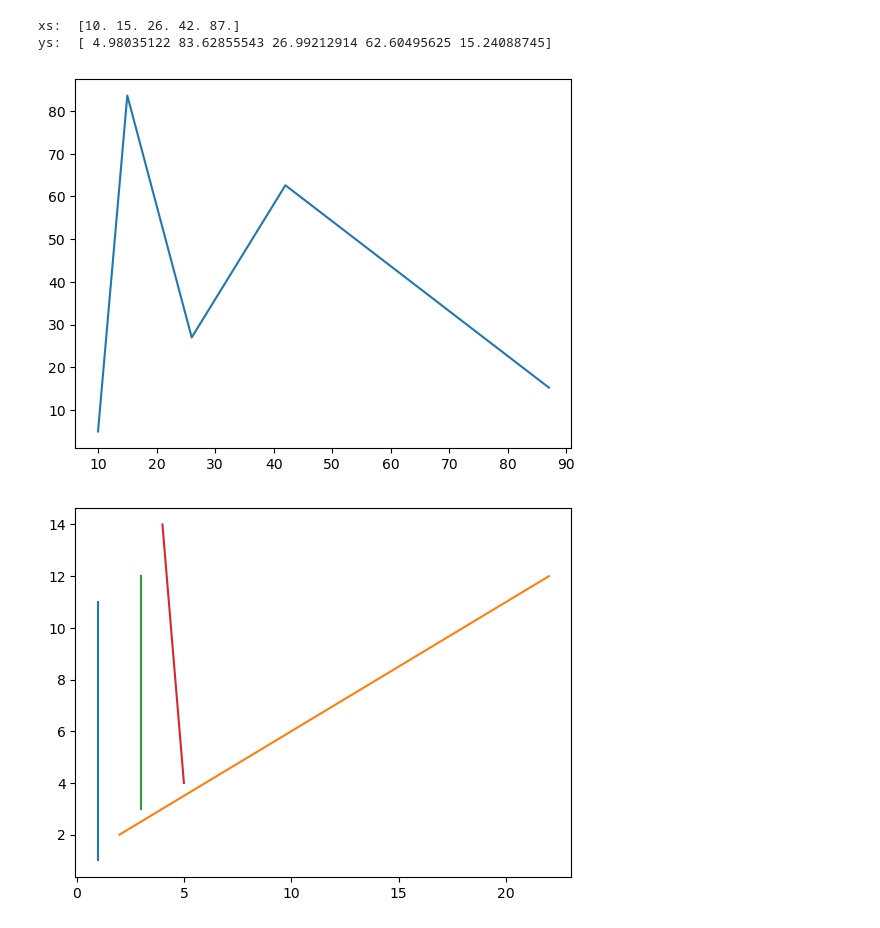
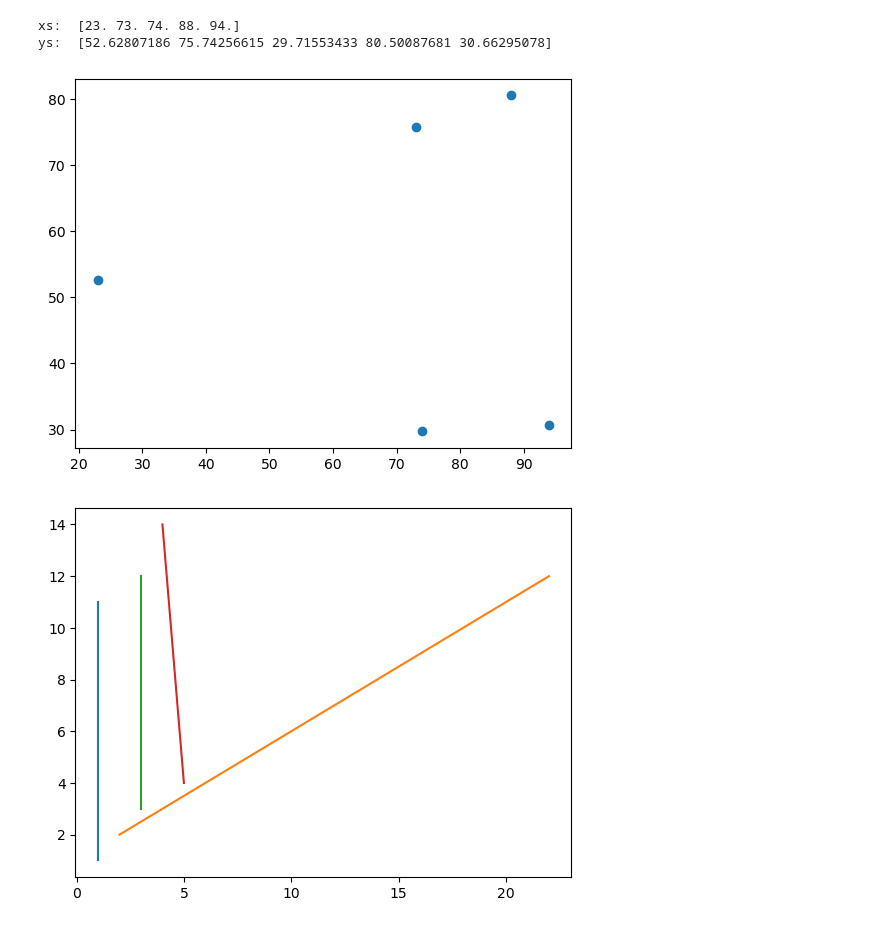
Before and after one commit to rehmetjan/pytorch-learning, a Jupyter notebook: plot_demo/pyplt.ipynb, the cells around one changed output. Saved outputs shown, nothing was run; the diff lists cells and outputs as text; code cells hidden in the pictures.

```diff
--- a/plot_demo/pyplt.ipynb
+++ b/plot_demo/pyplt.ipynb
@@ -1,20 +1,20 @@
 # %%
 import matplotlib.pyplot as plt
 import numpy as np
 import pandas as pd
 
 xs = (np.random.rand(5) * 100).round()
 ys = np.random.rand(5) * 100
 xs = np.sort(xs)
 print("xs: ", xs)
 print("ys: ", ys)
 
-plt.plot(xs, ys)
+plt.scatter(xs, ys)
 plt.show()
 # %% [output]
-xs:  [10. 15. 26. 42. 87.]
-ys:  [ 4.98035122 83.62855543 26.99212914 62.60495625 15.24088745]
+xs:  [23. 73. 74. 88. 94.]
+ys:  [52.62807186 75.74256615 29.71553433 80.50087681 30.66295078]
-[figure, old version]
+[figure, new version]
 # %%
 a_s = [[1,22,3,4],[1,2,3,5]]
 #print(a_s.shapes)
```
Also changed, not shown: parts of 4 cells of this notebook.
